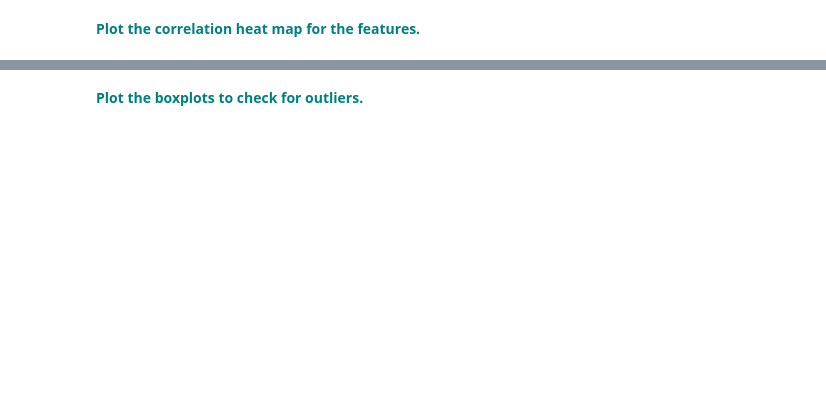
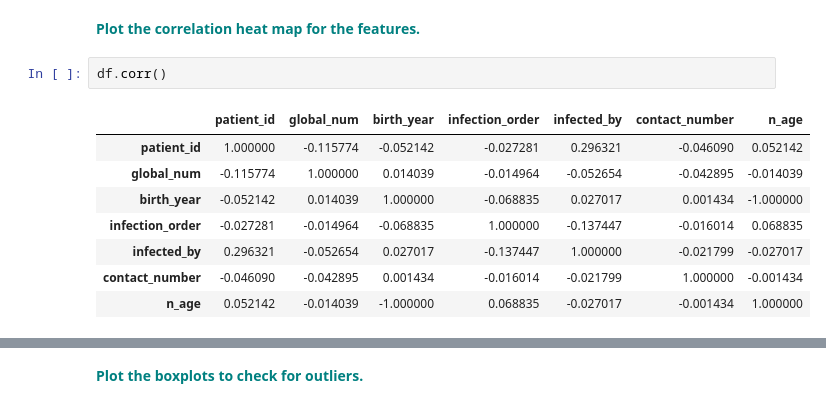
Before and after one commit to sabheen9/RandomForest_Covid_Case_Study, a Jupyter notebook: RandomForest Covid Case Study_06302020/RandomForest_casestudy_covid19.ipynb, the cells around one changed output, grey strips where cells are left out. Saved outputs shown, nothing was run; the diff lists cells and outputs as text; blank space fills up the shorter version.

```diff
--- a/RandomForest Covid Case Study_06302020/RandomForest_casestudy_covid19.ipynb
+++ b/RandomForest Covid Case Study_06302020/RandomForest_casestudy_covid19.ipynb
@@ -228,2 +374,13 @@ vn
 # %% [markdown]
 **<font color='teal'> Plot the correlation heat map for the features.</font>**
+# %%
+df.corr()
+# %% [output]
+|  | patient_id | global_num | birth_year | infection_order | infected_by | contact_number | n_age |
+| patient_id | 1.000000 | -0.115774 | -0.052142 | -0.027281 | 0.296321 | -0.046090 | 0.052142 |
+| global_num | -0.115774 | 1.000000 | 0.014039 | -0.014964 | -0.052654 | -0.042895 | -0.014039 |
+| birth_year | -0.052142 | 0.014039 | 1.000000 | -0.068835 | 0.027017 | 0.001434 | -1.000000 |
+| infection_order | -0.027281 | -0.014964 | -0.068835 | 1.000000 | -0.137447 | -0.016014 | 0.068835 |
+| infected_by | 0.296321 | -0.052654 | 0.027017 | -0.137447 | 1.000000 | -0.021799 | -0.027017 |
+| contact_number | -0.046090 | -0.042895 | 0.001434 | -0.016014 | -0.021799 | 1.000000 | -0.001434 |
+| n_age | 0.052142 | -0.014039 | -1.000000 | 0.068835 | -0.027017 | -0.001434 | 1.000000 |
```
Also changed, not shown: parts of 25 cells of this notebook, 2 other files.
